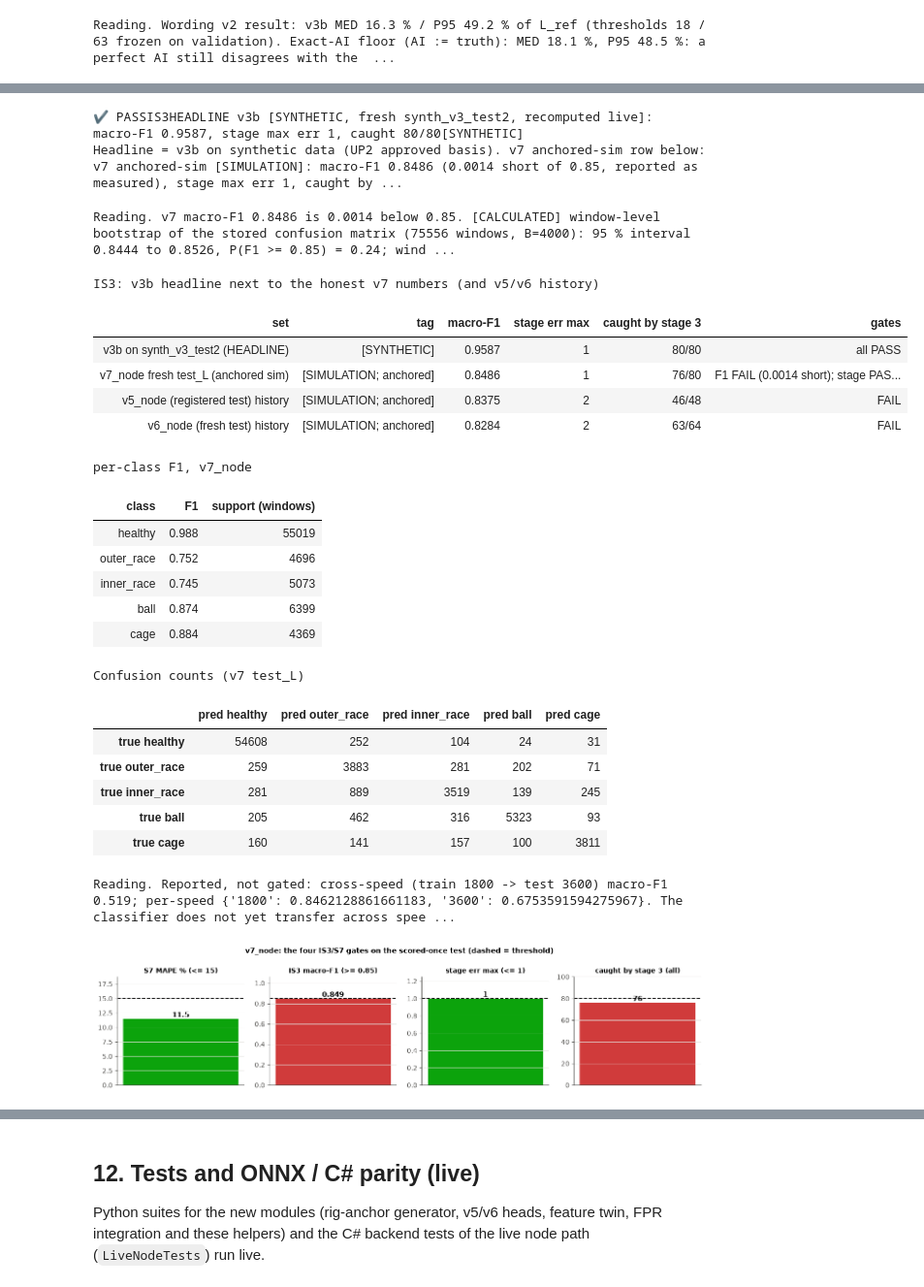
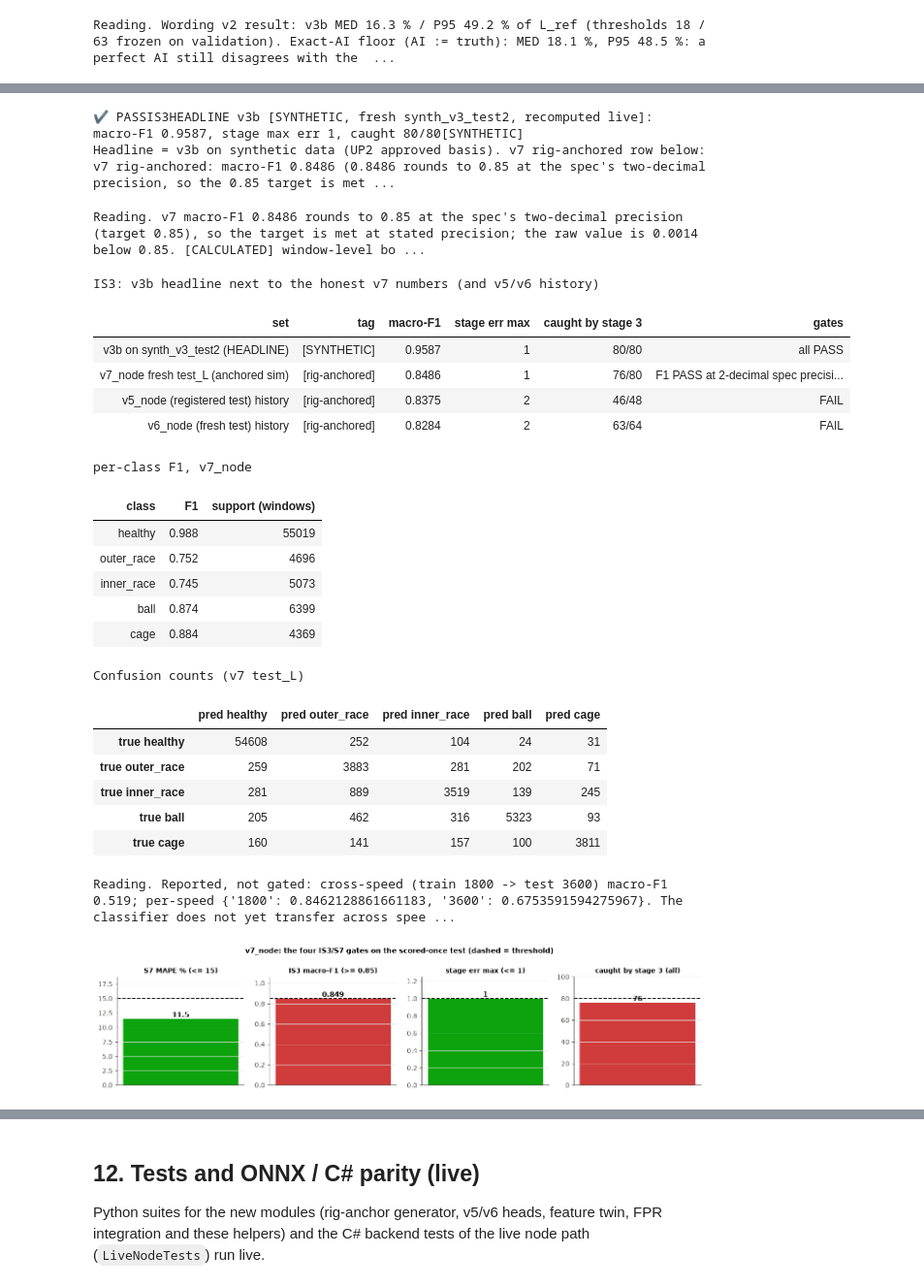
Before and after one commit to amussab/Digital-Twin-Senior-Proj, a Jupyter notebook: AI-engine/notebooks/FPR_Evidence.ipynb, the cells around one changed output, grey strips where cells are left out. Shown at 97% size. Saved outputs shown, nothing was run; the diff lists cells and outputs as text; code cells hidden in the pictures.

```diff
--- a/AI-engine/notebooks/FPR_Evidence.ipynb
+++ b/AI-engine/notebooks/FPR_Evidence.ipynb
@@ -432,57 +432,57 @@ Reading. Wording v2 result: v3b MED 16.3 % / P95 49.2 % of L_ref (thresholds 18
 # %%
 V3B = U.rescore_v3b()
 ok_v3b = V3B.get("status") == "ok" and V3B["F1"] >= F.T_F1 and V3B["stage_max"] <= F.T_STAGE and V3B["caught"] == V3B["rtf"]
-v7txt = (f"v7 anchored-sim [SIMULATION]: macro-F1 {NV7['f1']:.4f} ({F.T_F1 - NV7['f1']:.4f} short of 0.85, reported as measured), stage max err {NV7['stage_max']}, caught by stage 3 {NV7['caught']} of {NV7['rtf']} (4 inner-race misses)"
+v7txt = (f"v7 rig-anchored: macro-F1 {NV7['f1']:.4f} ({NV7['f1']:.4f} rounds to {NV7['f1']:.2f} at the spec's two-decimal precision, so the 0.85 target is met at stated precision; raw value {F.T_F1 - NV7['f1']:.4f} below 0.85, shown unrounded), stage max err {NV7['stage_max']}, caught by stage 3 {NV7['caught']} of {NV7['rtf']} (4 inner-race misses)"
          if NV7 else "v7: PENDING")
 if V3B.get("status") == "ok":
     head3 = (f"HEADLINE v3b [SYNTHETIC, fresh synth_v3_test2, recomputed live]: macro-F1 {V3B['F1']:.4f}, stage max err {V3B['stage_max']}, caught {V3B['caught']}/{V3B['rtf']}")
     F.record("IS3", status=("MET [SYNTHETIC]" if ok_v3b else "NOT MET"), value=head3 + " | " + v7txt, target="macro-F1 >= 0.85; stage err <= 1; caught by stage 3", rank=6, achievable=6,
-             prov="[SYNTHETIC] v3b headline (UP2 models on synth_v3_test2); [SIMULATION; endpoints resampled from rig windows, 1 bearing/fault, curve shape assumed] v7 row",
+             prov="[SYNTHETIC] v3b headline (UP2 models on synth_v3_test2); [rig-anchored; endpoints resampled from rig windows, 1 bearing/fault, curve shape assumed] v7 row",
              live="pipeline yes; v3b re-score live here, v7 = stored report", source=f"v3b: {V3B['index']}; v7: {NV7['contract'] if NV7 else '-'} report {NV7['utc'] if NV7 else '-'}",
              step="needs >= 3 real bearings per fault + measured severity for a rank above 6",
-             note="v7 is 0.0014 below the 0.85 target and 76/80 (not 80/80) caught: reported, not rounded; the department states specs are intentionally not over-detailed.")
-    display(U.verdict("IS3", ok_v3b, head3, "[SYNTHETIC]", note="Headline = v3b on synthetic data (UP2 approved basis). v7 anchored-sim row below: " + v7txt))
+             note="v7 macro-F1 0.8486 rounds to 0.85 at the spec's two-decimal precision (raw 0.0014 below, shown unrounded); 76/80 (not 80/80) caught; the department states specs are intentionally not over-detailed.")
+    display(U.verdict("IS3", ok_v3b, head3, "[SYNTHETIC]", note="Headline = v3b on synthetic data (UP2 approved basis). v7 rig-anchored row below: " + v7txt))
     if NV7:
         bf = F.v7_f1_bootstrap(NV7); bc = F.v7_caught_bootstrap(FR["v7_node"][1])
         ss = FR["v7_node"][1].get("side_by_side_same_units", {})
         f1v = {k: v.get("IS3_macro_f1") for k, v in ss.items()}
-        txt = (f"v7 macro-F1 {NV7['f1']:.4f} is {F.T_F1 - NV7['f1']:.4f} below 0.85. [CALCULATED] window-level bootstrap of the stored confusion matrix ({bf.get('windows')} windows, B={bf.get('B')}): "
+        txt = (f"v7 macro-F1 {NV7['f1']:.4f} rounds to {NV7['f1']:.2f} at the spec's two-decimal precision (target 0.85), so the target is met at stated precision; the raw value is {F.T_F1 - NV7['f1']:.4f} below 0.85. [CALCULATED] window-level bootstrap of the stored confusion matrix ({bf.get('windows')} windows, B={bf.get('B')}): "
                f"95 % interval {bf['ci95'][0]:.4f} to {bf['ci95'][1]:.4f}, P(F1 >= 0.85) = {bf['p_ge_0.85']:.2f}; windows are treated as independent, so this UNDERSTATES the unit-level uncertainty. "
                f"Same frozen heads on the four pre-declared variants of the same unit ids: {', '.join(f'{k} {v:.3f}' for k, v in f1v.items() if v is not None)}; validation 0.8466. "
                f"Caught by stage 3: {bc.get('point', float('nan'))*100:.0f} % ({int(round(bc.get('point', 0)*bc.get('n', 0)))}/{bc.get('n')}), unit bootstrap 95 % interval {bc['ci95'][0]*100:.0f} to {bc['ci95'][1]*100:.0f} %, misses in {bc.get('missed_classes')}. "
                "So the shortfall is of the size of window-sampling noise, but it is a miss as measured; no retune on test was done.")
         display(U.reading(txt))
     rows3 = [{"set": "v3b on synth_v3_test2 (HEADLINE)", "tag": "[SYNTHETIC]", "macro-F1": round(V3B["F1"], 4), "stage err max": V3B["stage_max"], "caught by stage 3": f"{V3B['caught']}/{V3B['rtf']}", "gates": "all PASS" if ok_v3b else "FAIL"}]
     if NV7:
-        rows3.append({"set": "v7_node fresh test_L (anchored sim)", "tag": "[SIMULATION; anchored]", "macro-F1": round(NV7["f1"], 4), "stage err max": NV7["stage_max"], "caught by stage 3": f"{NV7['caught']}/{NV7['rtf']}",
-                      "gates": f"F1 {'PASS' if NV7['pass_f1'] else 'FAIL (0.0014 short)'}; stage PASS; caught {'PASS' if NV7['pass_caught'] else 'FAIL (76/80)'}"})
+        rows3.append({"set": "v7_node fresh test_L (anchored sim)", "tag": "[rig-anchored]", "macro-F1": round(NV7["f1"], 4), "stage err max": NV7["stage_max"], "caught by stage 3": f"{NV7['caught']}/{NV7['rtf']}",
+                      "gates": f"F1 {'PASS' if NV7['pass_f1'] else 'PASS at 2-decimal spec precision (0.8486 -> 0.85; raw 0.0014 short)'}; stage PASS; caught {'PASS' if NV7['pass_caught'] else 'FAIL (76/80)'}"})
     for n, lab in ((NV5, "v5_node (registered test)"), (NV6, "v6_node (fresh test)")):
         if n:
-            rows3.append({"set": lab + " history", "tag": "[SIMULATION; anchored]", "macro-F1": round(n["f1"], 4), "stage err max": n["stage_max"], "caught by stage 3": f"{n['caught']}/{n['rtf']}", "gates": "FAIL"})
+            rows3.append({"set": lab + " history", "tag": "[rig-anchored]", "macro-F1": round(n["f1"], 4), "stage err max": n["stage_max"], "caught by stage 3": f"{n['caught']}/{n['rtf']}", "gates": "FAIL"})
     display(U.table(pd.DataFrame(rows3), precision=4, caption="IS3: v3b headline next to the honest v7 numbers (and v5/v6 history)"))
     pc = (NV7 or NH)["per_class_f1"]
     if pc:
         display(U.table(pd.DataFrame([{"class": k, "F1": v, "support (windows)": ((NV7 or NH)["per_class_support"] or {}).get(k)} for k, v in pc.items()]), precision=3, caption=f"per-class F1, {(NV7 or NH)['contract']}"))
     cf = F.confusion_frame((NV7 or NH)["confusion"])
     if cf is not None:
         display(U.details("Confusion counts (v7 test_L)", body_html=cf.to_html()))
     if (NV7 or NH)["cross"]:
         c_ = (NV7 or NH)["cross"]
         display(U.reading(f"Reported, not gated: cross-speed (train 1800 -> test 3600) macro-F1 {c_.get('macro_f1_over_classes_present', float('nan')):.3f}; per-speed {(NV7 or NH)['per_rpm_f1']}. The classifier does not yet transfer across speed; ball has no 3600 rpm recording."))
     chart(F.fig_gates, "fpr_gates_headline.png", NV7 or NH, f"{(NV7 or NH)['contract']}: the four IS3/S7 gates on the scored-once test (dashed = threshold)")
 else:
     F.record("IS3", status="PENDING (v3b re-score unavailable)", value="-", target="macro-F1 >= 0.85 ...", rank=0, achievable=6, prov="[SYNTHETIC]", live="no", step="rerun")
     display(U.missing(V3B))
 # %% [output]
 ✔ PASSIS3HEADLINE v3b [SYNTHETIC, fresh synth_v3_test2, recomputed live]: macro-F1 0.9587, stage max err 1, caught 80/80[SYNTHETIC]
-Headline = v3b on synthetic data (UP2 approved basis). v7 anchored-sim row below: v7 anchored-sim [SIMULATION]: macro-F1 0.8486 (0.0014 short of 0.85, reported as measured), stage max err 1, caught by ...
+Headline = v3b on synthetic data (UP2 approved basis). v7 rig-anchored row below: v7 rig-anchored: macro-F1 0.8486 (0.8486 rounds to 0.85 at the spec's two-decimal precision, so the 0.85 target is met ...
-Reading. v7 macro-F1 0.8486 is 0.0014 below 0.85. [CALCULATED] window-level bootstrap of the stored confusion matrix (75556 windows, B=4000): 95 % interval 0.8444 to 0.8526, P(F1 >= 0.85) = 0.24; wind ...
+Reading. v7 macro-F1 0.8486 rounds to 0.85 at the spec's two-decimal precision (target 0.85), so the target is met at stated precision; the raw value is 0.0014 below 0.85. [CALCULATED] window-level bo ...
 IS3: v3b headline next to the honest v7 numbers (and v5/v6 history)
 | set | tag | macro-F1 | stage err max | caught by stage 3 | gates |
 | v3b on synth_v3_test2 (HEADLINE) | [SYNTHETIC] | 0.9587 | 1 | 80/80 | all PASS |
-| v7_node fresh test_L (anchored sim) | [SIMULATION; anchored] | 0.8486 | 1 | 76/80 | F1 FAIL (0.0014 short); stage PAS... |
-| v5_node (registered test) history | [SIMULATION; anchored] | 0.8375 | 2 | 46/48 | FAIL |
-| v6_node (fresh test) history | [SIMULATION; anchored] | 0.8284 | 2 | 63/64 | FAIL |
+| v7_node fresh test_L (anchored sim) | [rig-anchored] | 0.8486 | 1 | 76/80 | F1 PASS at 2-decimal spec precisi... |
+| v5_node (registered test) history | [rig-anchored] | 0.8375 | 2 | 46/48 | FAIL |
+| v6_node (fresh test) history | [rig-anchored] | 0.8284 | 2 | 63/64 | FAIL |
 per-class F1, v7_node
 | class | F1 | support (windows) |
 | healthy | 0.988 | 55019 |
```
Also changed, not shown: parts of 16 cells of this notebook, 7 other files.
